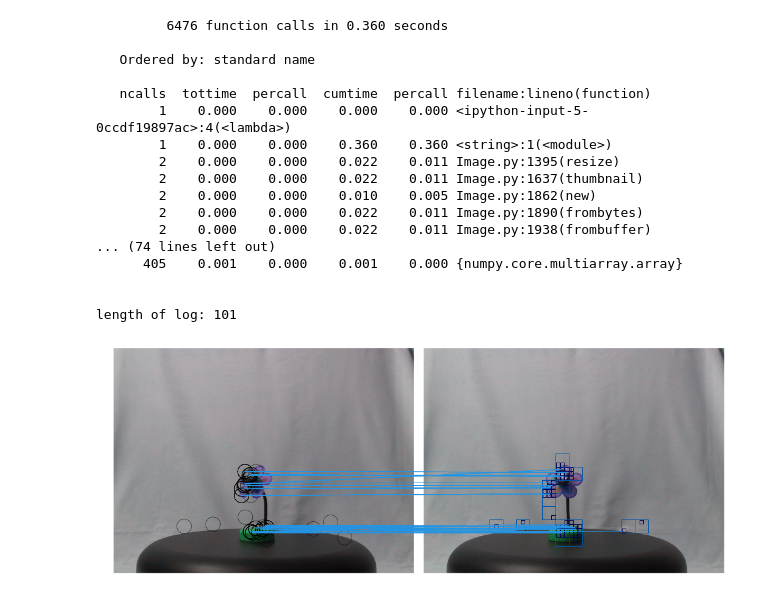
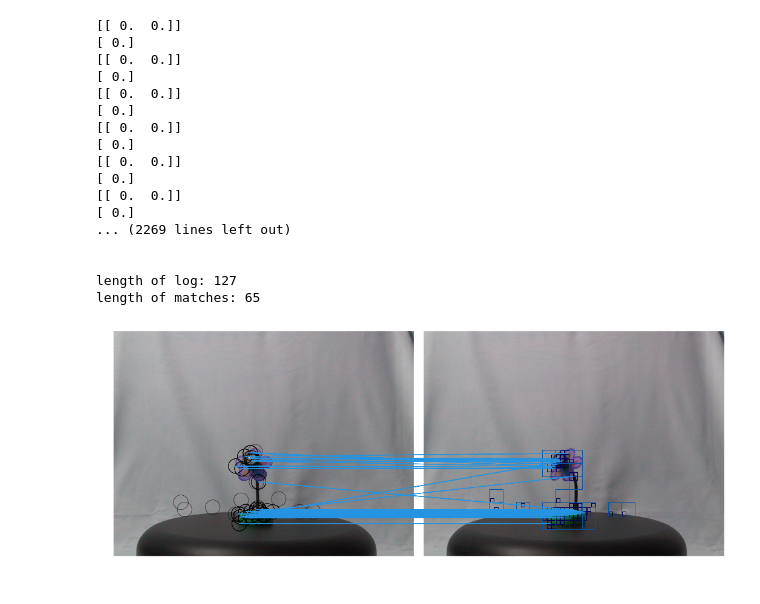
Before and after one commit to arnfred/Fast-Match, a Jupyter notebook: Fast Matching.ipynb, the cells around one changed output. Drawn from its saved outputs; the diff is of its cells as text; code cells hidden in the pictures.

```diff
--- a/Fast Matching.ipynb
+++ b/Fast Matching.ipynb
@@ -10,47 +10,51 @@ from imaging import open_img
 from cache import Metric_Cache, Grid_Cache
 import cProfile
 # %%
-target_path = "../../Images/turntable//imageset_1/FlowerLamp/Bottom/img_1-000_08-35-08_0.JPG"
-query_path = "../../Images/turntable//imageset_1/FlowerLamp/Bottom/img_1-025_08-36-34_0.JPG"
+query_path = '../../Images/turntable//imageset_1/FlowerLamp/Bottom/img_1-000_08-35-08_0.JPG'
+#target_path = "../../Images/turntable//imageset_1/FlowerLamp/Bottom/img_1-005_08-35-43_0.JPG" # for 5
+#target_path = "../../Images/turntable//imageset_1/FlowerLamp/Bottom/img_1-015_08-36-10_0.JPG" # for 15
+target_path = '../../Images/turntable//imageset_1/FlowerLamp/Bottom/img_1-025_08-36-34_0.JPG' # for 25
 query_cache = Metric_Cache(query_path)
 target_img = open_img(target_path)
 query_img = open_img(query_path)
 # %%
 log = []
+matches = None
 options = {"evaluate_verbose" : True,
-           "distance_threshold" : 5,
-           "thumb_strategy" : lambda n : 1.0,
-           "grid_size" : (90, 90),
-           "grid_margin" : 25,
-           "radius" : 50,
-           "thumb_size" : (250,250),
-           "log" : log}
-#profile.run('list(match_fun(0.9, 0.9))')
-cProfile.run('list(fastmatch.match(query_cache, target_img, options = options)(0.8))')
-#matches = fastmatch.match(query_cache, target_img, options = options)(0.7)
+            "thumb_strategy" : lambda n : 1.0,
+            "neighbor_strategy" : lambda n : 0.9,
+            "grid_size" : (90, 90),
+            "grid_margin" : 25,
+            "radius" : 50,
+            "dist_threshold" : 50,
+            "depth_first" : True,
+            "thumb_size" : (300, 300),
+            "log" : log}
+cProfile.run('matches = list(fastmatch.match(query_cache, target_img, options = options)(0.9))')
+#atches = fastmatch.match(query_cache, target_img, options = options)(0.9)
 #print(sorted(zip(*matches)[1]))
 print("length of log: %i" % len(log))
-#print("length of matches: %i" % len(matches))
+print("length of matches: %i" % len(matches))
 # %% [output]
-         6476 function calls in 0.360 seconds
-
-   Ordered by: standard name
-
-   ncalls  tottime  percall  cumtime  percall filename:lineno(function)
-        1    0.000    0.000    0.000    0.000 <ipython-input-5-0ccdf19897ac>:4(<lambda>)
-        1    0.000    0.000    0.360    0.360 <string>:1(<module>)
-        2    0.000    0.000    0.022    0.011 Image.py:1395(resize)
-        2    0.000    0.000    0.022    0.011 Image.py:1637(thumbnail)
-        2    0.000    0.000    0.010    0.005 Image.py:1862(new)
-        2    0.000    0.000    0.022    0.011 Image.py:1890(frombytes)
-        2    0.000    0.000    0.022    0.011 Image.py:1938(frombuffer)
-... (74 lines left out)
-      405    0.001    0.000    0.001    0.000 {numpy.core.multiarray.array}
+[[ 0.  0.]]
+[ 0.]
+[[ 0.  0.]]
+[ 0.]
+[[ 0.  0.]]
+[ 0.]
+[[ 0.  0.]]
+[ 0.]
+[[ 0.  0.]]
+[ 0.]
+[[ 0.  0.]]
+[ 0.]
+... (2269 lines left out)
 
 
-length of log: 101
+length of log: 127
+length of matches: 65
 # %%
 #for i in range(87) :
-figures.visualize_log(log, query_img, target_img, stop_at = 207)#, filename= "frame")
+figures.visualize_log(log, query_img, target_img, stop_at = 140)#, filename= "frame")
 # %% [output]
-[figure, old version]
+[figure, new version]
```
Also changed, not shown: parts of 3 cells of this notebook, 8 other files.
